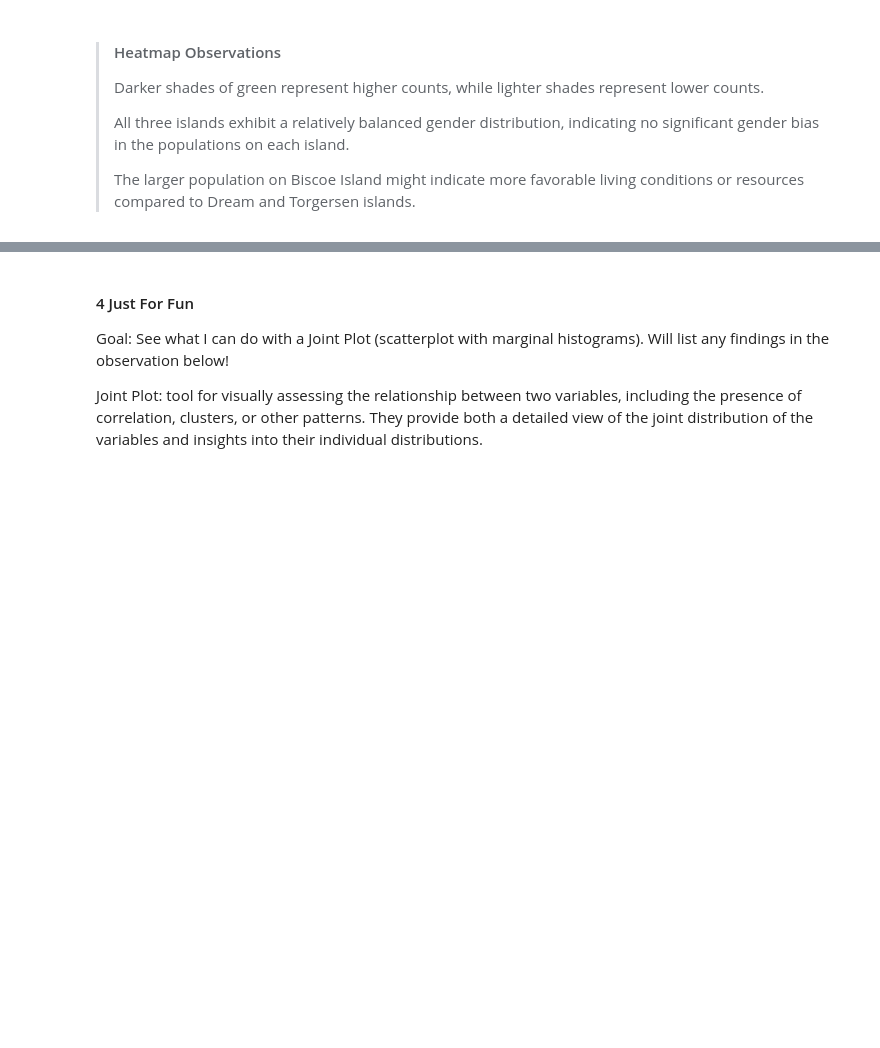
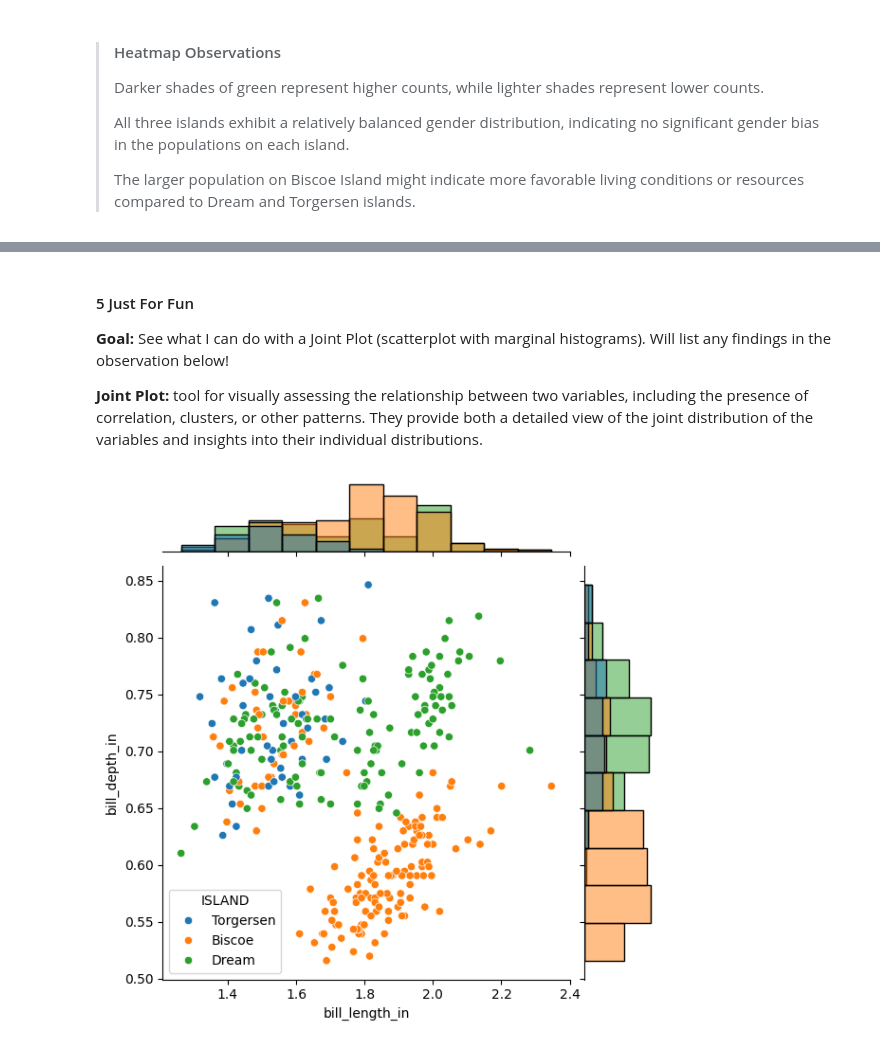
Before and after one commit to Bdowdle4/datafun-06-eda, a Jupyter notebook: dowdle_eda.ipynb, the cells around one changed output, grey strips where cells are left out. Drawn from its saved outputs; the diff is of its cells as text; code cells hidden in the pictures; blank space fills up the shorter version.

```diff
--- a/dowdle_eda.ipynb
+++ b/dowdle_eda.ipynb
@@ -292,5 +327,11 @@ plt.show()
 # %% [markdown]
-#### 4 Just For Fun
-Goal: See what I can do with a Joint Plot (scatterplot with marginal histograms). Will list any findings in the observation below!
+#### 5 Just For Fun
+**Goal:** See what I can do with a Joint Plot (scatterplot with marginal histograms). Will list any findings in the observation below!
 
-Joint Plot: tool for visually assessing the relationship between two variables, including the presence of correlation, clusters, or other patterns. They provide both a detailed view of the joint distribution of the variables and insights into their individual distributions.
+**Joint Plot:** tool for visually assessing the relationship between two variables, including the presence of correlation, clusters, or other patterns. They provide both a detailed view of the joint distribution of the variables and insights into their individual distributions.
+# %%
+g = sns.JointGrid(data=df, x="bill_length_in", y="bill_depth_in", hue="ISLAND")
+g.plot(sns.scatterplot, sns.histplot)
+plt.show()
+# %% [output]
+[figure, added]
```
Also changed, not shown: parts of 14 cells of this notebook, 1 other file.
